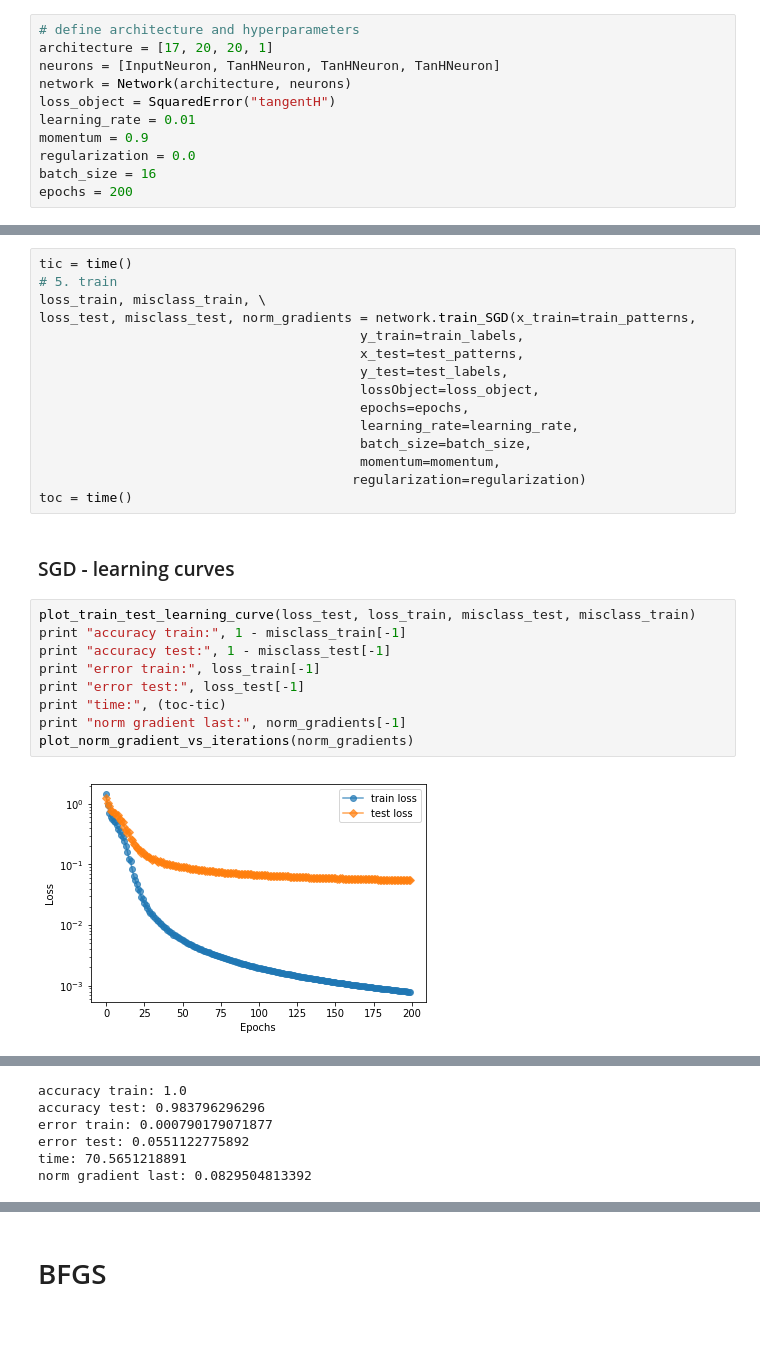
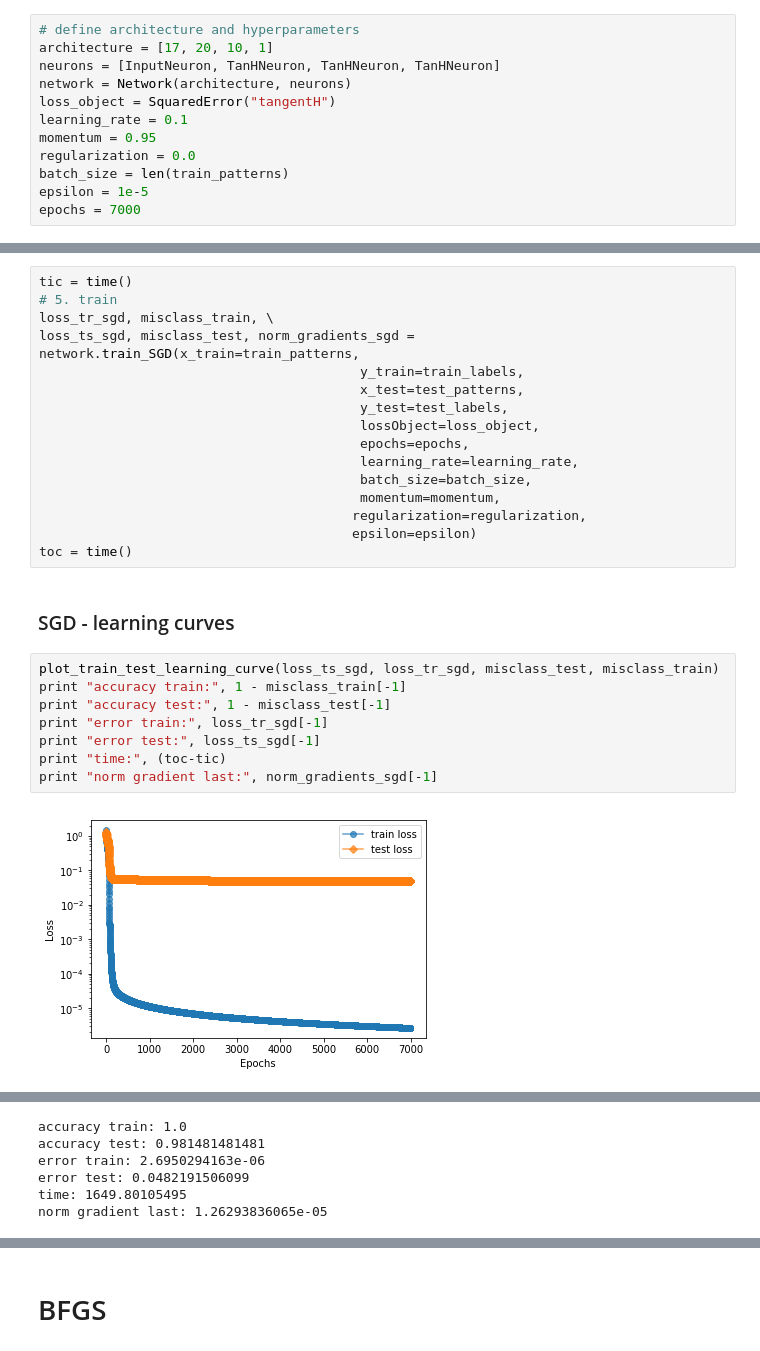
Before and after one commit to davide-serramazza/MLExam, a Jupyter notebook: src/tutorial.ipynb, the cells around one changed output, grey strips where cells are left out. Cells and saved outputs as stored; diff of their text form.

```diff
--- a/src/tutorial.ipynb
+++ b/src/tutorial.ipynb
@@ -51,22 +51,23 @@ train_labels, test_labels = transform_labels(train_data, test_data)
 ### SGD - define network and parameters
 # %%
 # define architecture and hyperparameters
-architecture = [17, 20, 20, 1]
+architecture = [17, 20, 10, 1]
 neurons = [InputNeuron, TanHNeuron, TanHNeuron, TanHNeuron]
 network = Network(architecture, neurons)
 loss_object = SquaredError("tangentH")
-learning_rate = 0.01
-momentum = 0.9
+learning_rate = 0.1
+momentum = 0.95
 regularization = 0.0
-batch_size = 16
-epochs = 200
+batch_size = len(train_patterns)
+epsilon = 1e-5
+epochs = 7000
 # %% [markdown]
 ### SGD - train
 # %%
 tic = time()
 # 5. train
-loss_train, misclass_train, \
-loss_test, misclass_test, norm_gradients = network.train_SGD(x_train=train_patterns,
+loss_tr_sgd, misclass_train, \
+loss_ts_sgd, misclass_test, norm_gradients_sgd = network.train_SGD(x_train=train_patterns,
                                          y_train=train_labels,
                                          x_test=test_patterns,
                                          y_test=test_labels,
@@ -75,18 +76,18 @@ loss_test, misclass_test, norm_gradients = network.train_SGD(x_train=train_patte
                                          learning_rate=learning_rate,
                                          batch_size=batch_size,
                                          momentum=momentum,
-                                        regularization=regularization)
+                                        regularization=regularization,
+                                        epsilon=epsilon)
 toc = time()
 # %% [markdown]
 ### SGD - learning curves
 # %%
-plot_train_test_learning_curve(loss_test, loss_train, misclass_test, misclass_train)
+plot_train_test_learning_curve(loss_ts_sgd, loss_tr_sgd, misclass_test, misclass_train)
 print "accuracy train:", 1 - misclass_train[-1]
 print "accuracy test:", 1 - misclass_test[-1]
-print "error train:", loss_train[-1]
-print "error test:", loss_test[-1]
+print "error train:", loss_tr_sgd[-1]
+print "error test:", loss_ts_sgd[-1]
 print "time:", (toc-tic)
-print "norm gradient last:", norm_gradients[-1]
-plot_norm_gradient_vs_iterations(norm_gradients)
+print "norm gradient last:", norm_gradients_sgd[-1]
 # %% [output]
-[figure, old version]
+[figure, new version]
@@ -94,6 +95,6 @@ plot_norm_gradient_vs_iterations(norm_gradients)
 accuracy train: 1.0
-accuracy test: 0.983796296296
-error train: 0.000790179071877
-error test: 0.0551122775892
-time: 70.5651218891
-norm gradient last: 0.0829504813392
+accuracy test: 0.981481481481
+error train: 2.6950294163e-06
+error test: 0.0482191506099
+time: 1649.80105495
+norm gradient last: 1.26293836065e-05
```
Also changed, not shown: parts of 24 cells of this notebook, 6 other files.
